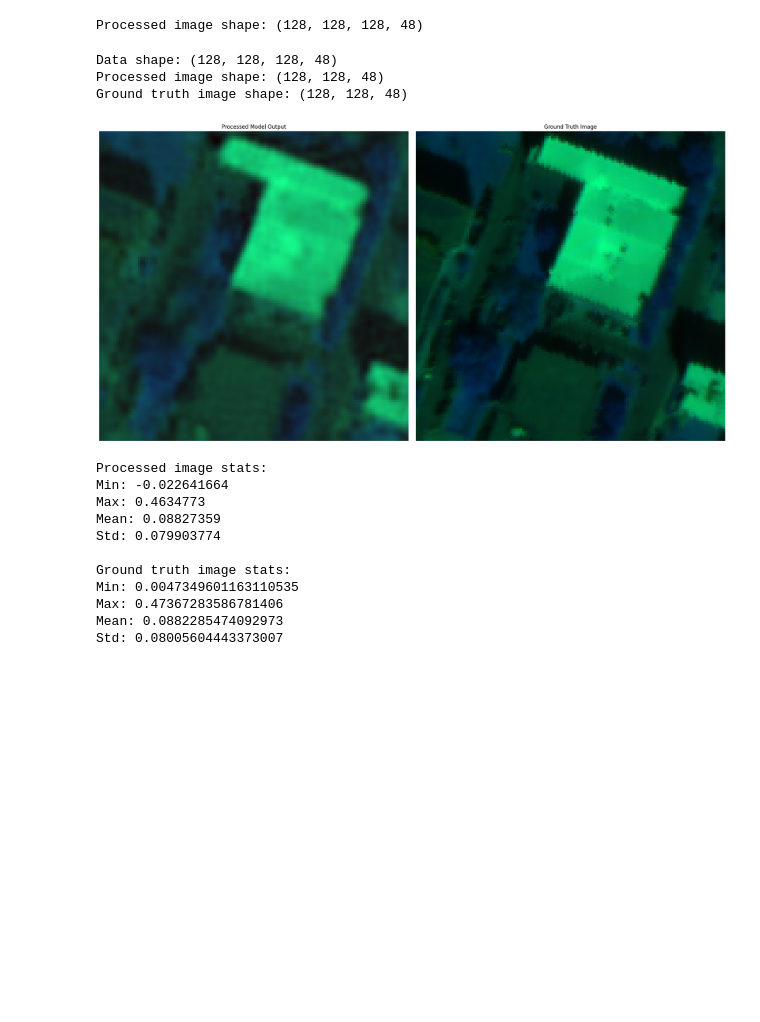
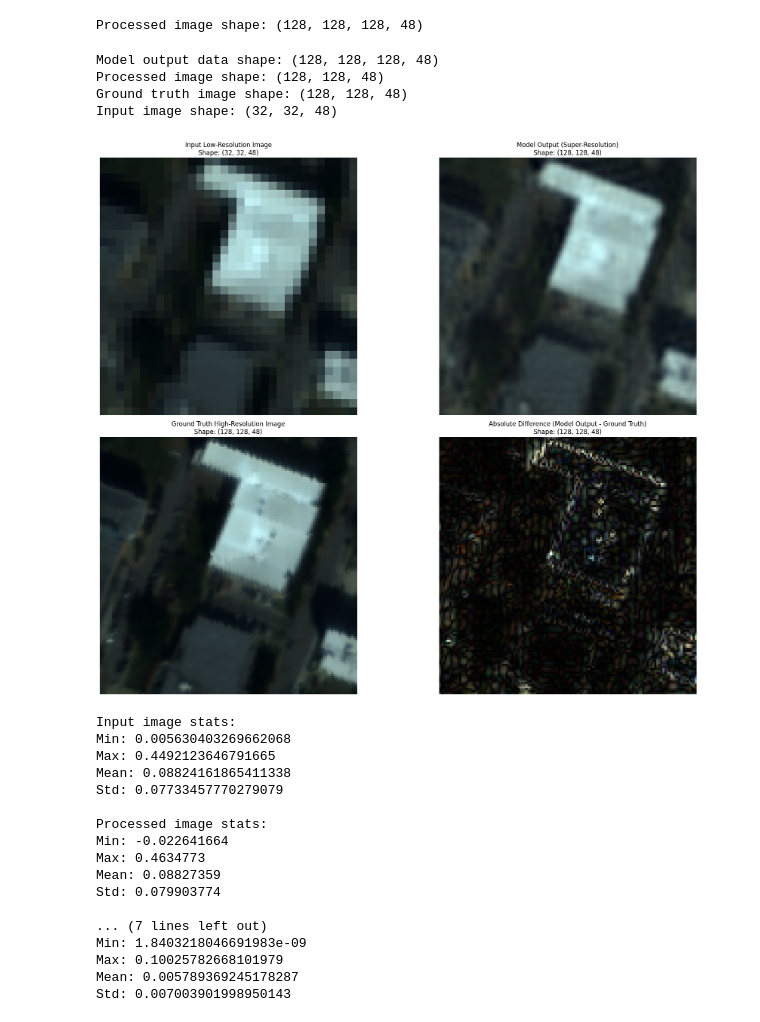
Before and after one commit to bjornolo/HyperSIGMA-fork, a Jupyter notebook: ImageSuperResolution/SuperResolution.ipynb, the cells around one changed output. Cells and saved outputs as stored; diff of their text form; code cells hidden in the pictures; blank space fills up the shorter version.

Commit message:
better plots

```diff
--- a/ImageSuperResolution/SuperResolution.ipynb
+++ b/ImageSuperResolution/SuperResolution.ipynb
@@ -549,7 +495,7 @@ def process_output(output):
     # Average all the output images
     return np.mean(output, axis=0)
 
-def visualize_hyperspectral(image, bands=[0, 24, 47], title=""):
+def visualize_hyperspectral(image, bands=[22, 14, 7], title=""):
     """
     Visualize a hyperspectral image by selecting three bands for RGB display.
 
@@ -564,60 +510,89 @@ def visualize_hyperspectral(image, bands=[0, 24, 47], title=""):
     rgb = (rgb - rgb.min()) / (rgb.max() - rgb.min())
 
     plt.imshow(rgb)
-    plt.title(title)
+    plt.title(f"{title}\nShape: {image.shape}")
     plt.axis('off')
 
-# Load and process the data
+# Load and process the model output data
 npy_file = './checkpoints/houston_spatSigma/SpatSIGMA_42.014431822509316.npy'
 data = np.load(npy_file)
-print("Data shape:", data.shape)
+print("Model output data shape:", data.shape)
 
 processed_image = process_output(data)
 print("Processed image shape:", processed_image.shape)
 
-# Load the ground truth image
+# Load the ground truth and input images
 gt_file = './dataset/houston_x4/houston_test.mat'
-gt_data = sio.loadmat(gt_file)
-gt_image = gt_data['gt']
+mat_data = sio.loadmat(gt_file)
+gt_image = mat_data['gt']
+input_image = mat_data['ms']  # This should be the low-resolution input image
 print("Ground truth image shape:", gt_image.shape)
+print("Input image shape:", input_image.shape)
 
 # Visualize the results
-plt.figure(figsize=(20, 10))
+plt.figure(figsize=(20, 15))
 
-plt.subplot(1, 2, 1)
-visualize_hyperspectral(processed_image, title="Processed Model Output")
+plt.subplot(2, 2, 1)
+visualize_hyperspectral(input_image, title="Input Low-Resolution Image")
 
-plt.subplot(1, 2, 2)
-visualize_hyperspectral(gt_image, title="Ground Truth Image")
+plt.subplot(2, 2, 2)
+visualize_hyperspectral(processed_image, title="Model Output (Super-Resolution)")
+
+plt.subplot(2, 2, 3)
+visualize_hyperspectral(gt_image, title="Ground Truth High-Resolution Image")
+
+# Add a subplot to show the difference between model output and ground truth
+difference = np.abs(processed_image - gt_image)
+plt.subplot(2, 2, 4)
+visualize_hyperspectral(difference, title="Absolute Difference (Model Output - Ground Truth)")
 
 plt.tight_layout()
 plt.show()
 
 # Print some statistics
-print("Processed image stats:")
+print("Input image stats:")
+print("Min:", np.min(input_image))
+print("Max:", np.max(input_image))
+print("Mean:", np.mean(input_image))
+print("Std:", np.std(input_image))
+
+print("\nProcessed image stats:")
 print("Min:", np.min(processed_image))
 print("Max:", np.max(processed_image))
 print("Mean:", np.mean(processed_image))
 print("Std:", np.std(processed_image))
 
 print("\nGround truth image stats:")
 print("Min:", np.min(gt_image))
 print("Max:", np.max(gt_image))
 print("Mean:", np.mean(gt_image))
 print("Std:", np.std(gt_image))
+
+print("\nDifference stats:")
+print("Min:", np.min(difference))
+print("Max:", np.max(difference))
+print("Mean:", np.mean(difference))
+print("Std:", np.std(difference))
 # %% [output]
-Data shape: (128, 128, 128, 48)
+Model output data shape: (128, 128, 128, 48)
 Processed image shape: (128, 128, 48)
 Ground truth image shape: (128, 128, 48)
+Input image shape: (32, 32, 48)
-[figure, old version]
+[figure, new version]
+Input image stats:
+Min: 0.005630403269662068
+Max: 0.4492123646791665
+Mean: 0.08824161865411338
+Std: 0.07733457770279079
+
 Processed image stats:
 Min: -0.022641664
 Max: 0.4634773
 Mean: 0.08827359
 Std: 0.079903774
 
-Ground truth image stats:
-Min: 0.0047349601163110535
-Max: 0.47367283586781406
-Mean: 0.0882285474092973
-Std: 0.08005604443373007
+... (7 lines left out)
+Min: 1.8403218046691983e-09
+Max: 0.10025782668101979
+Mean: 0.005789369245178287
+Std: 0.007003901998950143
```
Also changed, not shown: parts of 4 cells of this notebook.
